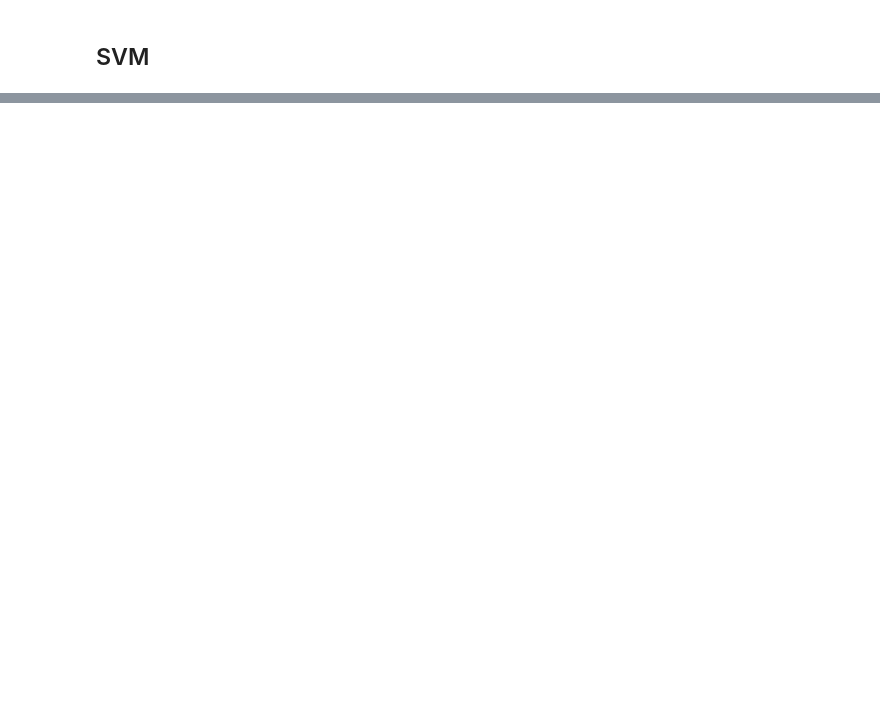
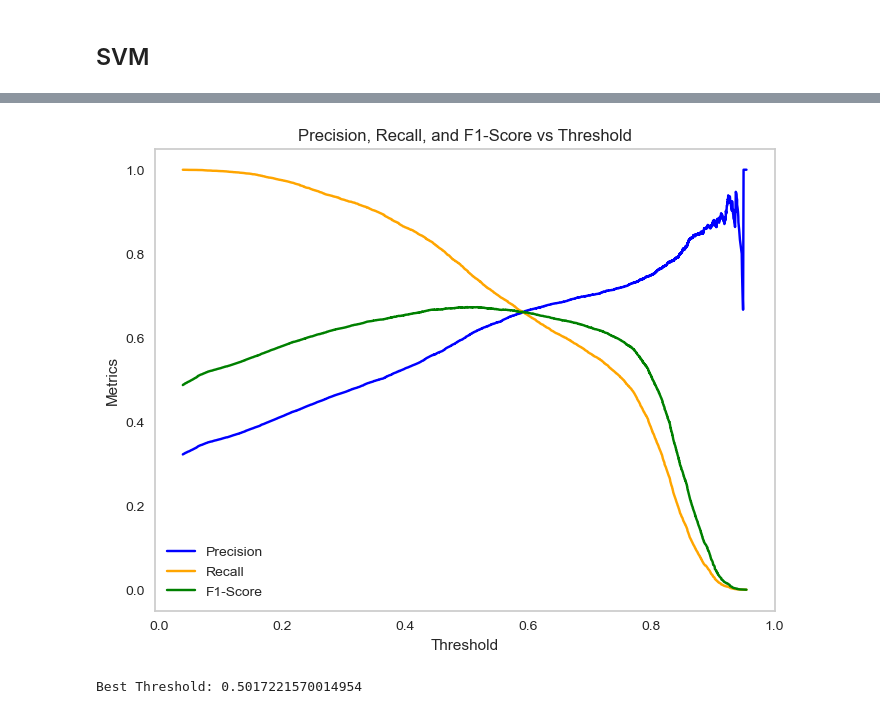
Before and after one commit to Uemara/data-leak-detection, a Jupyter notebook: Data_Leakage_Detection.ipynb, the cells around one changed output, grey strips where cells are left out. Drawn from its saved outputs; the diff is of its cells as text; code cells hidden in the pictures; blank space fills up the shorter version.

```diff
--- a/Data_Leakage_Detection.ipynb
+++ b/Data_Leakage_Detection.ipynb
@@ -485,0 +612,17 @@ model_svm.score(X_train, y_train)
+# %%
+classes_weights = class_weight.compute_sample_weight(
+    class_weight='balanced',
+    y=y_train
+)
+# %%
+param_grid = {
+    'max_depth': [3,4],
+    'learning_rate': [0.1, 0.2],
+    'n_estimators': [200],
+    'subsample': [0.9]
+    }
+
+model_xgb = xgb.XGBClassifier()
+
+grid_xgb = GridSearchCV(estimator=model_xgb, param_grid=param_grid, scoring='accuracy', cv=10)
+grid_xgb.fit(X_train, y_train, sample_weight=classes_weights)
@@ -485,0 +665,22 @@ model_svm.score(X_train, y_train)
+# %%
+y_prob = grid_xgb.predict_proba(X_train)[:,1]
+precisions, recalls, thresholds = precision_recall_curve(y_train, y_prob)
+
+f1_scores = 2 * (precisions * recalls) / (precisions + recalls + 1e-10)
+
+plt.figure(figsize=(8, 6))
+plt.plot(thresholds, precisions[:-1], label='Precision', color='blue')
+plt.plot(thresholds, recalls[:-1], label='Recall', color='orange')
+plt.plot(thresholds, f1_scores[:-1], label='F1-Score', color='green')
+plt.xlabel('Threshold')
+plt.ylabel('Metrics')
+plt.title('Precision, Recall, and F1-Score vs Threshold')
+plt.legend()
+plt.grid()
+plt.show()
+
+best_threshold = thresholds[np.argmax(f1_scores)]
+print(f"Best Threshold: {best_threshold}")
+# %% [output]
+[figure, added]
+Best Threshold: 0.5017221570014954
```
Also changed, not shown: parts of 40 cells of this notebook, 2 other files.
